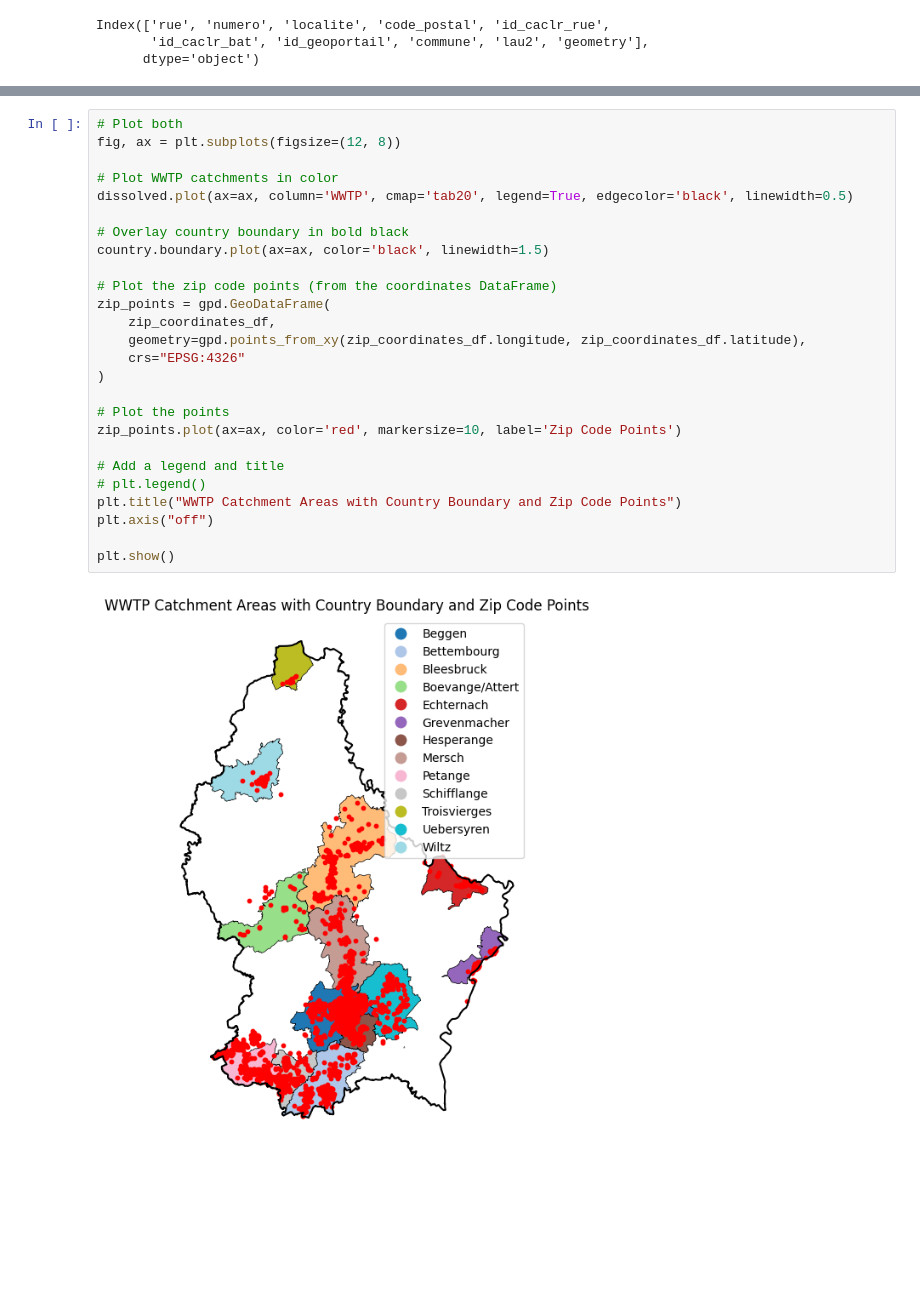
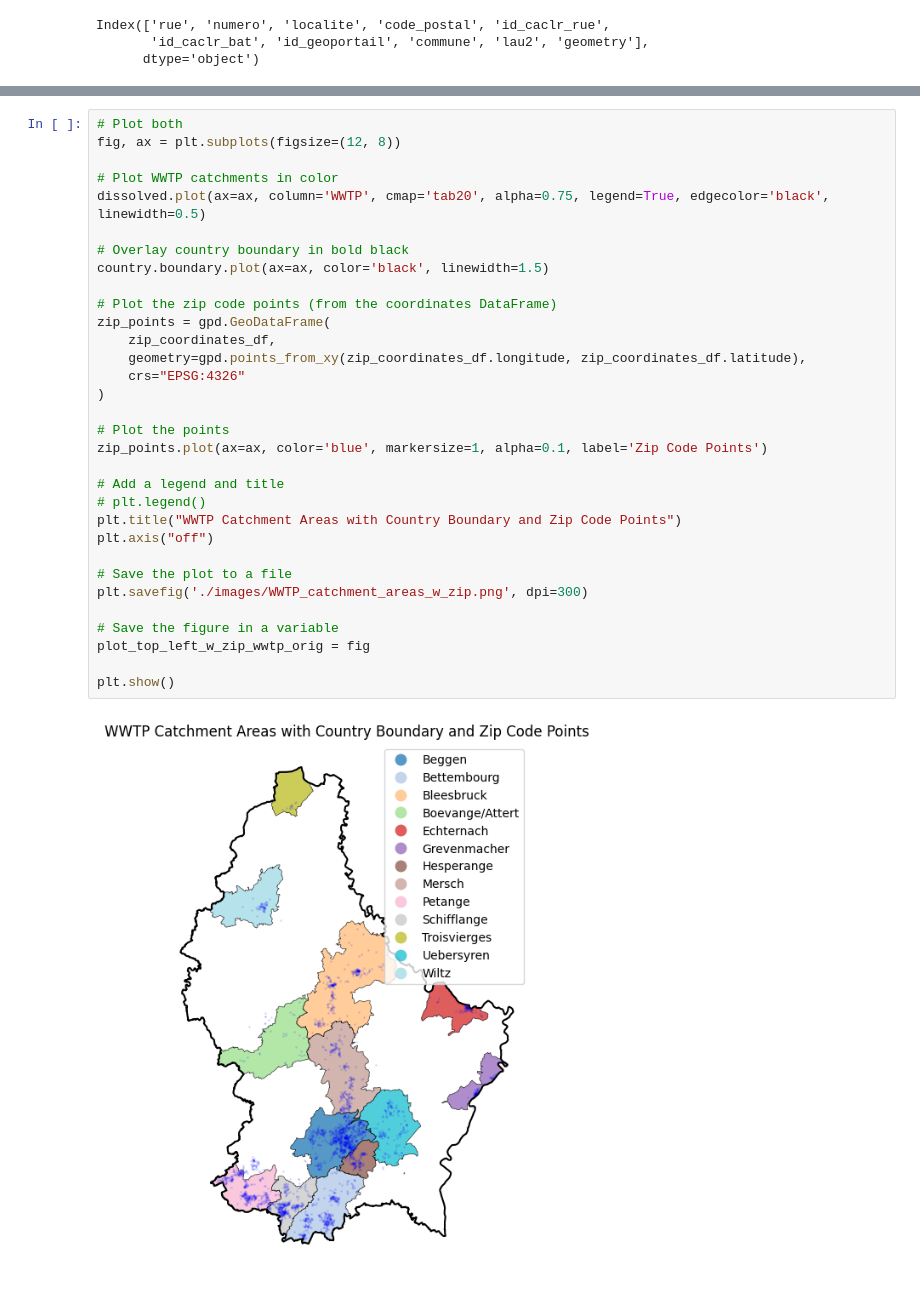
Before and after one commit to prasadadhav/experiments_with_leaflet_interactive_webmaps, a Jupyter notebook: geojson_editor.ipynb, the cells around one changed output, grey strips where cells are left out. Cells and saved outputs as stored; diff of their text form; blank space fills up the shorter version.

Commit message:
modified the catchment area of the WWTP properly

```diff
--- a/geojson_editor.ipynb
+++ b/geojson_editor.ipynb
@@ -129,28 +218,34 @@ Index(['rue', 'numero', 'localite', 'code_postal', 'id_caclr_rue',
 # %%
 # Plot both
 fig, ax = plt.subplots(figsize=(12, 8))
 
 # Plot WWTP catchments in color
-dissolved.plot(ax=ax, column='WWTP', cmap='tab20', legend=True, edgecolor='black', linewidth=0.5)
+dissolved.plot(ax=ax, column='WWTP', cmap='tab20', alpha=0.75, legend=True, edgecolor='black', linewidth=0.5)
 
 # Overlay country boundary in bold black
 country.boundary.plot(ax=ax, color='black', linewidth=1.5)
 
 # Plot the zip code points (from the coordinates DataFrame)
 zip_points = gpd.GeoDataFrame(
     zip_coordinates_df,
     geometry=gpd.points_from_xy(zip_coordinates_df.longitude, zip_coordinates_df.latitude),
     crs="EPSG:4326"
 )
 
 # Plot the points
-zip_points.plot(ax=ax, color='red', markersize=10, label='Zip Code Points')
+zip_points.plot(ax=ax, color='blue', markersize=1, alpha=0.1, label='Zip Code Points')
 
 # Add a legend and title
 # plt.legend()
 plt.title("WWTP Catchment Areas with Country Boundary and Zip Code Points")
 plt.axis("off")
 
+# Save the plot to a file
+plt.savefig('./images/WWTP_catchment_areas_w_zip.png', dpi=300)
+
+# Save the figure in a variable
+plot_top_left_w_zip_wwtp_orig = fig
+
 plt.show()
 # %% [output]
-[figure, old version]
+[figure, new version]
```
Also changed, not shown: parts of 23 cells of this notebook.
